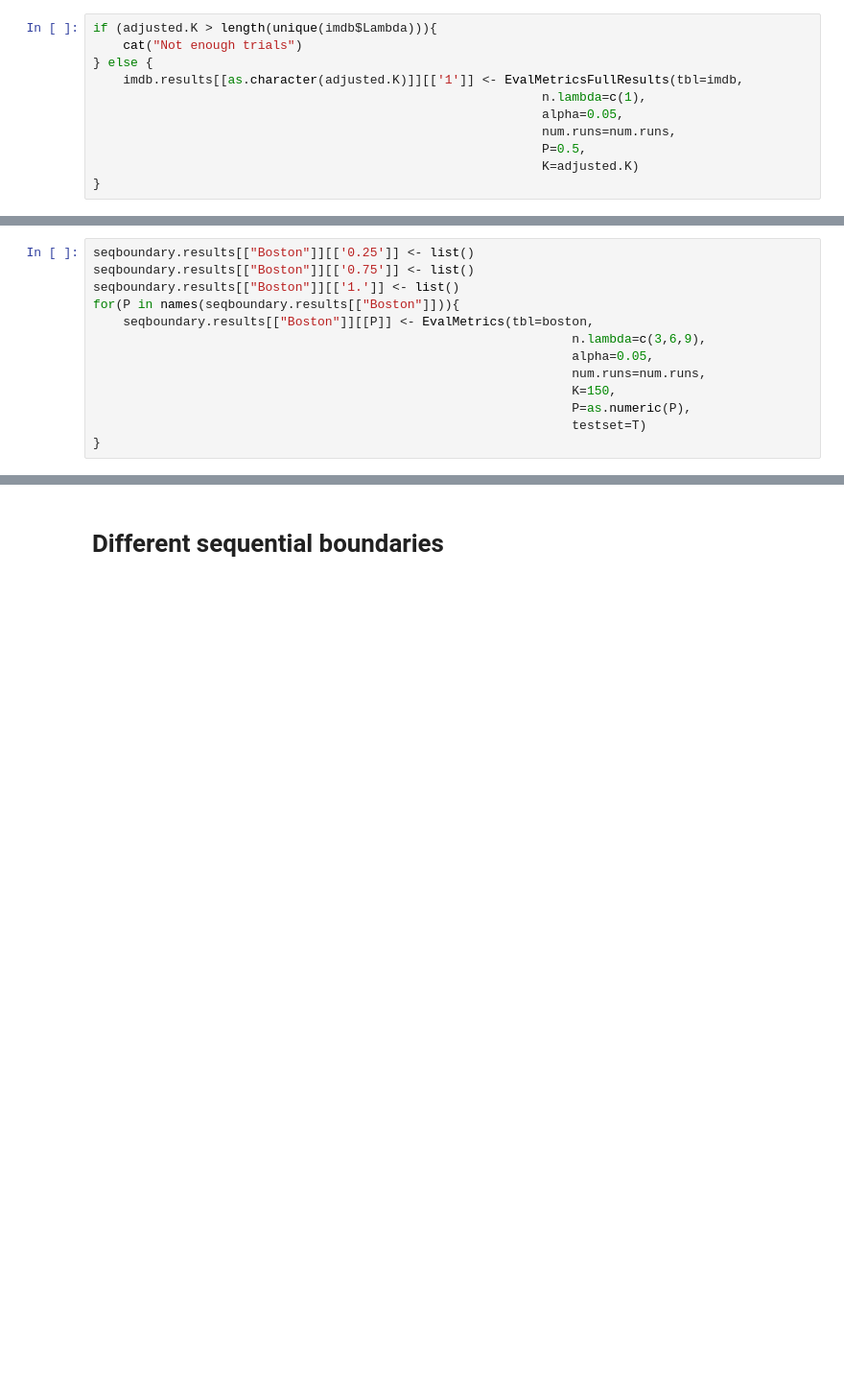
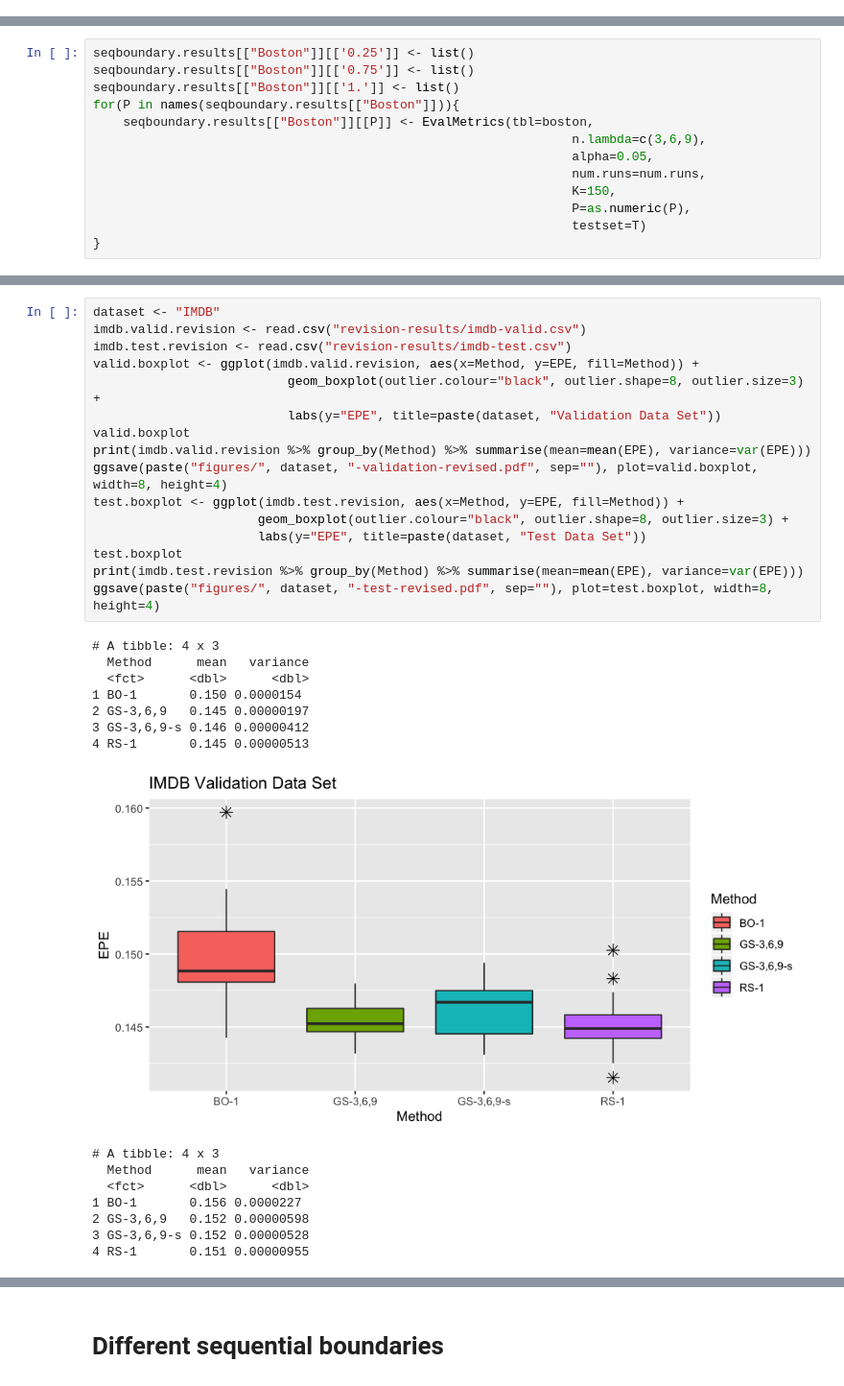
Before and after one commit to LarsHH/reproducible-hyperparameter-optimization-jcgs-2019, a Jupyter notebook: evaluation.ipynb, the cells around one changed output, grey strips where cells are left out. Shown at 96% size. Drawn from its saved outputs; the diff is of its cells as text; blank space fills up the shorter version.

```diff
--- a/evaluation.ipynb
+++ b/evaluation.ipynb
@@ -838,11 +847,0 @@ adjusted.K <- ceiling(imdb.results[['150']][['3,6,9']][['Avg Evaluations']])
-# %%
-if (adjusted.K > length(unique(imdb$Lambda))){
-    cat("Not enough trials")
-} else {
-    imdb.results[[as.character(adjusted.K)]][['1']] <- EvalMetricsFullResults(tbl=imdb,
-                                                            n.lambda=c(1),
-                                                            alpha=0.05,
-                                                            num.runs=num.runs,
-                                                            P=0.5,
-                                                            K=adjusted.K)
-}
@@ -1041,0 +1074,32 @@ for(P in names(seqboundary.results[["Boston"]])){
+# %%
+dataset <- "IMDB"
+imdb.valid.revision <- read.csv("revision-results/imdb-valid.csv")
+imdb.test.revision <- read.csv("revision-results/imdb-test.csv")
+valid.boxplot <- ggplot(imdb.valid.revision, aes(x=Method, y=EPE, fill=Method)) +
+                          geom_boxplot(outlier.colour="black", outlier.shape=8, outlier.size=3) +
+                          labs(y="EPE", title=paste(dataset, "Validation Data Set"))
+valid.boxplot
+print(imdb.valid.revision %>% group_by(Method) %>% summarise(mean=mean(EPE), variance=var(EPE)))
+ggsave(paste("figures/", dataset, "-validation-revised.pdf", sep=""), plot=valid.boxplot, width=8, height=4)
+test.boxplot <- ggplot(imdb.test.revision, aes(x=Method, y=EPE, fill=Method)) +
+                      geom_boxplot(outlier.colour="black", outlier.shape=8, outlier.size=3) +
+                      labs(y="EPE", title=paste(dataset, "Test Data Set"))
+test.boxplot
+print(imdb.test.revision %>% group_by(Method) %>% summarise(mean=mean(EPE), variance=var(EPE)))
+ggsave(paste("figures/", dataset, "-test-revised.pdf", sep=""), plot=test.boxplot, width=8, height=4)
+# %% [output]
+# A tibble: 4 x 3
+  Method      mean   variance
+  <fct>      <dbl>      <dbl>
+1 BO-1       0.150 0.0000154
+2 GS-3,6,9   0.145 0.00000197
+3 GS-3,6,9-s 0.146 0.00000412
+4 RS-1       0.145 0.00000513
+[figure, added]
+# A tibble: 4 x 3
+  Method      mean   variance
+  <fct>      <dbl>      <dbl>
+1 BO-1       0.156 0.0000227
+2 GS-3,6,9   0.152 0.00000598
+3 GS-3,6,9-s 0.152 0.00000528
+4 RS-1       0.151 0.00000955
```
Also changed, not shown: parts of 55 cells of this notebook, 1 other file.
